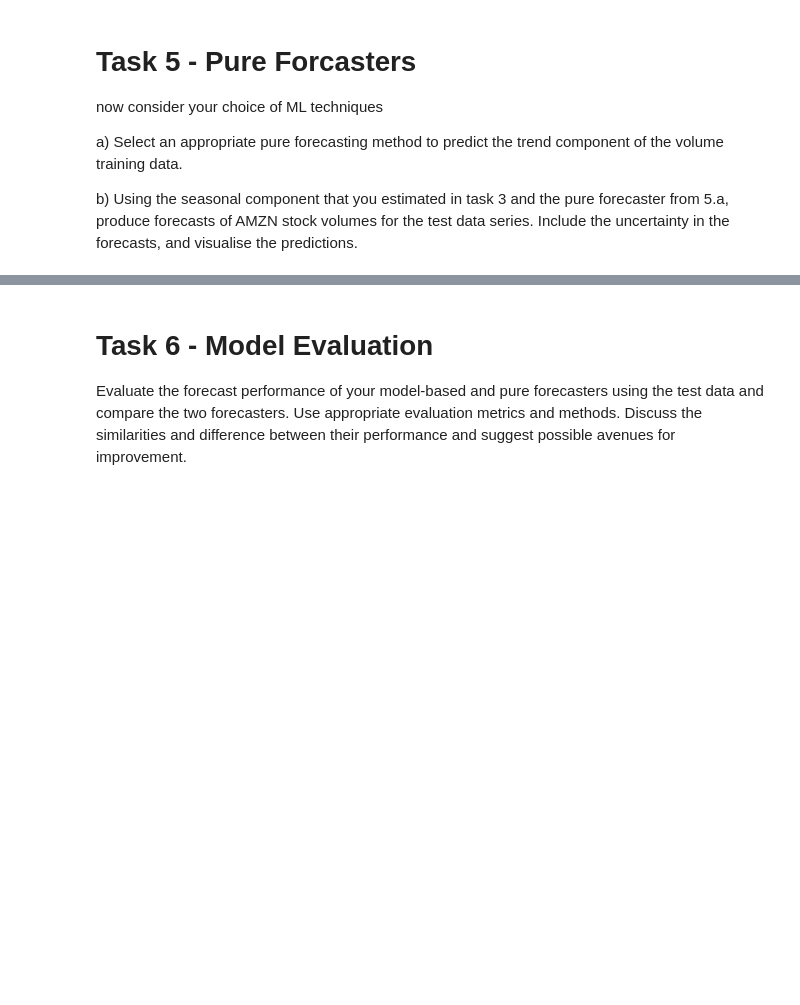
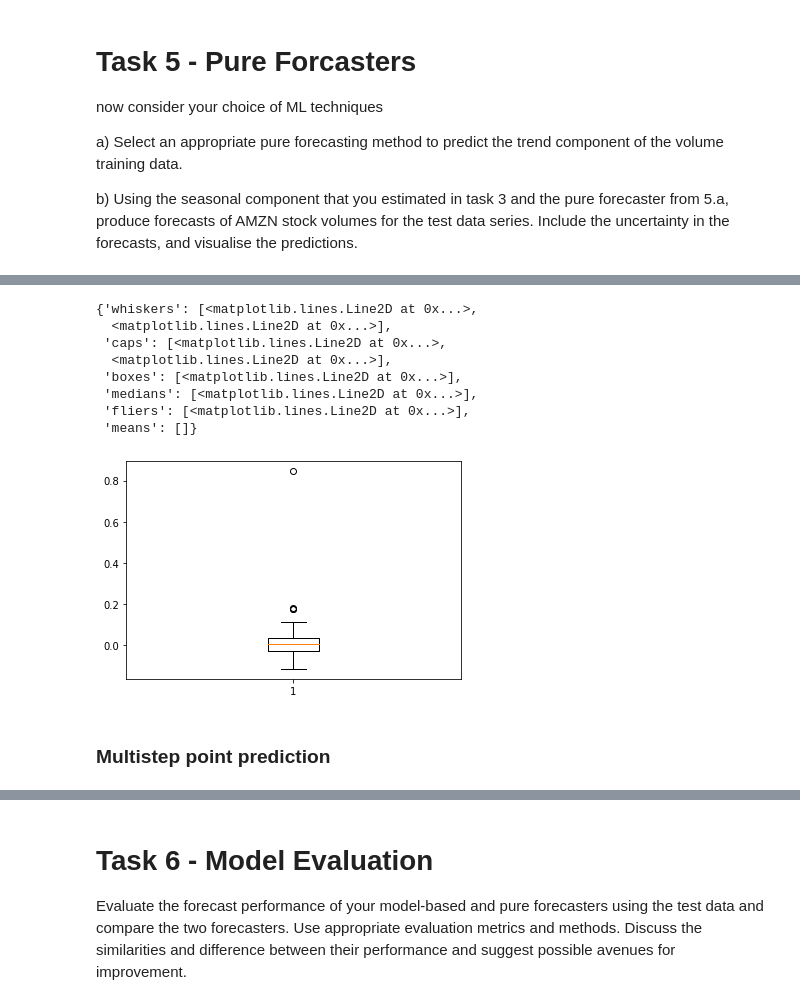
Before and after one commit to JamieKats/data2001-a3, a Jupyter notebook: DATA2001-A3-s4674720.ipynb, the cells around one changed output, grey strips where cells are left out. Cells and saved outputs as stored; diff of their text form; code cells hidden in the pictures; blank space fills up the shorter version.

```diff
--- a/DATA2001-A3-s4674720.ipynb
+++ b/DATA2001-A3-s4674720.ipynb
@@ -761,0 +976,20 @@ from tensorflow import keras
+# %%
+# # counts, bins = np.histogram(errors)
+# plt.hist(bins[:-1], bins=10, weights=counts)
+# plt.box(counts)
+# # errors.plot.box(vert=False, title="Distribution of Culmen Depth (mm)")
+
+fig, ax = plt.subplots()
+ax.boxplot(errors)
+# %% [output]
+{'whiskers': [<matplotlib.lines.Line2D at 0x...>,
+  <matplotlib.lines.Line2D at 0x...>],
+ 'caps': [<matplotlib.lines.Line2D at 0x...>,
+  <matplotlib.lines.Line2D at 0x...>],
+ 'boxes': [<matplotlib.lines.Line2D at 0x...>],
+ 'medians': [<matplotlib.lines.Line2D at 0x...>],
+ 'fliers': [<matplotlib.lines.Line2D at 0x...>],
+ 'means': []}
+[figure, added]
+# %% [markdown]
+### Multistep point prediction
```
Also changed, not shown: parts of 39 cells of this notebook.
